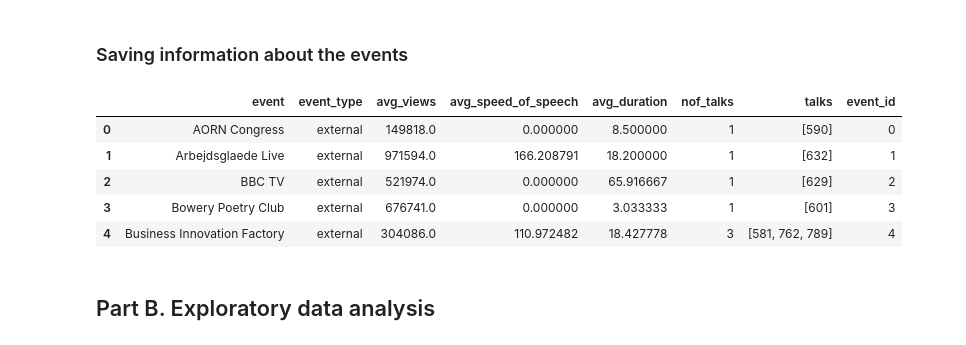
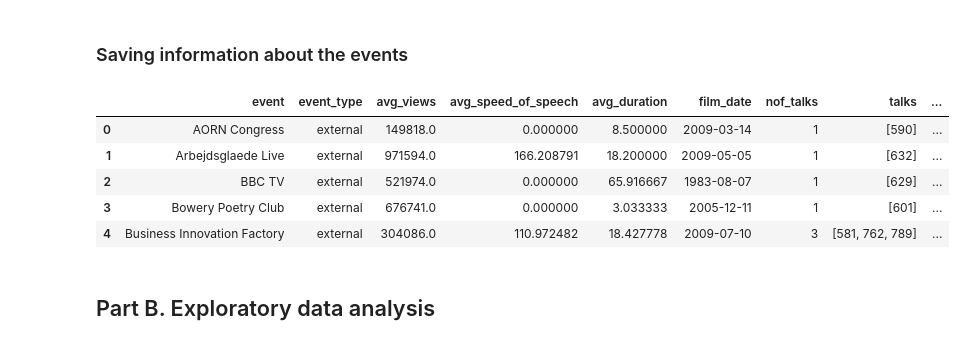
Before and after one commit to tedtalksviz/tedtalksviz.github.io, a Jupyter notebook: Exploratory data analysis.ipynb, the cells around one changed output. Drawn from its saved outputs; the diff is of its cells as text; code cells hidden in the pictures.

```diff
--- a/Exploratory data analysis.ipynb
+++ b/Exploratory data analysis.ipynb
@@ -544,26 +544,27 @@ dtype: object
 # %% [markdown]
 ### Saving information about the events
 # %%
-events = df[['event', 'event_type', 'title', 'views', 'talk_id', 'speed_of_speech', 'duration']]
+events = df[['event', 'event_type', 'title', 'views', 'talk_id', 'film_date', 'speed_of_speech', 'duration']]
 events = events.groupby(['event', 'event_type'], as_index=False).agg({
     'views': 'mean',
     'speed_of_speech': 'mean',
     'duration': 'mean',
+    'film_date': 'min',
     'title': 'count',
     'talk_id': lambda x: x.tolist()
 })
 events.rename(columns={'event': 'event', 'title': 'nof_talks', 'views': 'avg_views', 'duration': 'avg_duration',
                        'speed_of_speech': 'avg_speed_of_speech', 'talk_id': 'talks'}, inplace=True)
 events['event_id'] = events.index
 events.to_csv('resources/events.csv', index=False, header=True)
 events.head(5)
 # %% [output]
-|  | event | event_type | avg_views | avg_speed_of_speech | avg_duration | nof_talks | talks | event_id |
-| 0 | AORN Congress | external | 149818.0 | 0.000000 | 8.500000 | 1 | [590] | 0 |
-| 1 | Arbejdsglaede Live | external | 971594.0 | 166.208791 | 18.200000 | 1 | [632] | 1 |
-| 2 | BBC TV | external | 521974.0 | 0.000000 | 65.916667 | 1 | [629] | 2 |
-| 3 | Bowery Poetry Club | external | 676741.0 | 0.000000 | 3.033333 | 1 | [601] | 3 |
-| 4 | Business Innovation Factory | external | 304086.0 | 110.972482 | 18.427778 | 3 | [581, 762, 789] | 4 |
+|  | event | event_type | avg_views | avg_speed_of_speech | avg_duration | film_date | nof_talks | talks | ... |
+| 0 | AORN Congress | external | 149818.0 | 0.000000 | 8.500000 | 2009-03-14 | 1 | [590] | ... |
+| 1 | Arbejdsglaede Live | external | 971594.0 | 166.208791 | 18.200000 | 2009-05-05 | 1 | [632] | ... |
+| 2 | BBC TV | external | 521974.0 | 0.000000 | 65.916667 | 1983-08-07 | 1 | [629] | ... |
+| 3 | Bowery Poetry Club | external | 676741.0 | 0.000000 | 3.033333 | 2005-12-11 | 1 | [601] | ... |
+| 4 | Business Innovation Factory | external | 304086.0 | 110.972482 | 18.427778 | 2009-07-10 | 3 | [581, 762, 789] | ... |
 # %% [markdown]
 ## Part B. Exploratory data analysis
 # %% [markdown]
```
Also changed, not shown: parts of 2 cells of this notebook, 7 other files.
